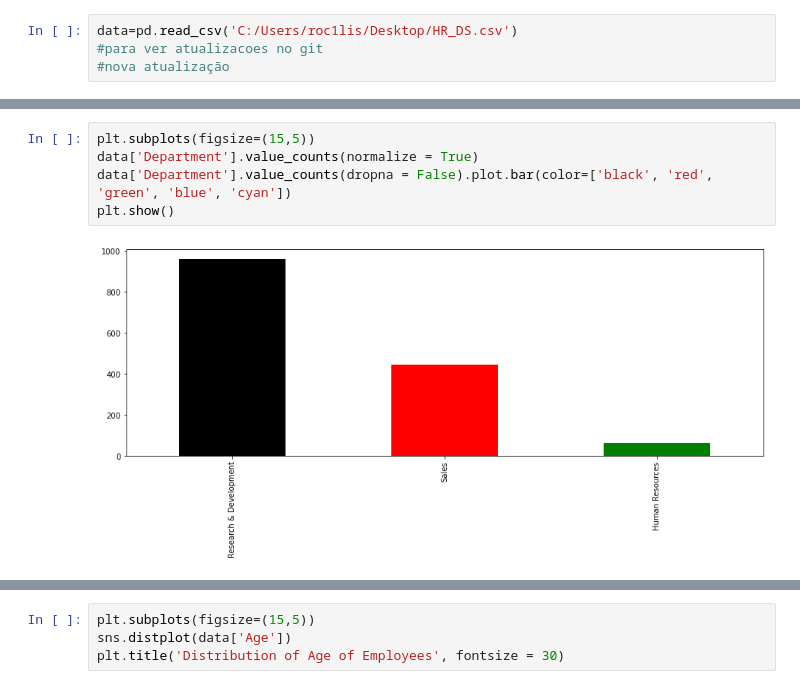
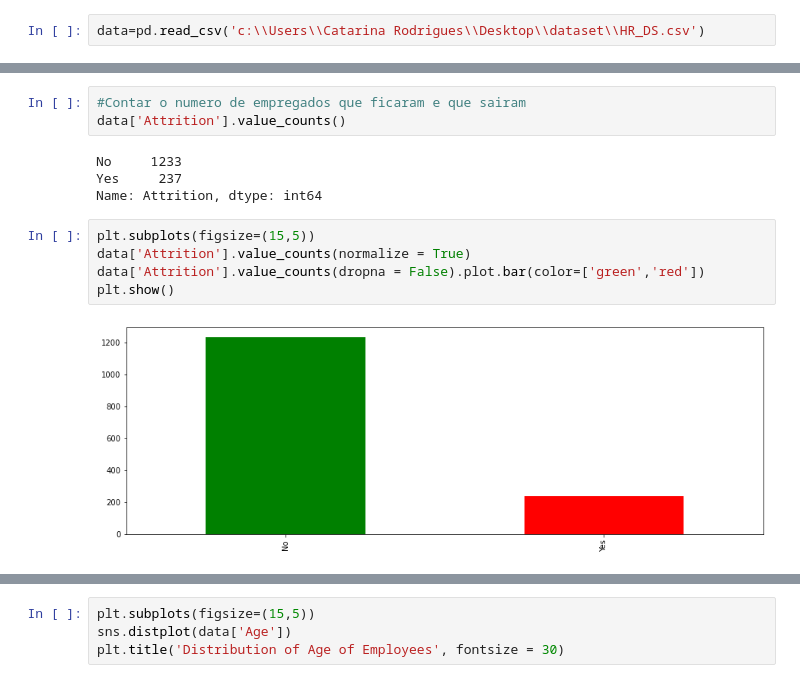
Before and after one commit to catarinatomasr/EDSBootcamp, a Jupyter notebook: Analise_Catarina.ipynb, the cells around one changed output, grey strips where cells are left out. Cells and saved outputs as stored; diff of their text form.

```diff
--- a/Analise_Catarina.ipynb
+++ b/Analise_Catarina.ipynb
@@ -6,4 +16,2 @@ import seaborn as sns
 # %%
-data=pd.read_csv('C:/Users/roc1lis/Desktop/HR_DS.csv')
-#para ver atualizacoes no git
-#nova atualização
+data=pd.read_csv('c:\\Users\\Catarina Rodrigues\\Desktop\\dataset\\HR_DS.csv')
@@ -42,7 +52,14 @@ dtype: int64
+# %%
+#Contar o numero de empregados que ficaram e que sairam
+data['Attrition'].value_counts()
+# %% [output]
+No     1233
+Yes     237
+Name: Attrition, dtype: int64
 # %%
 plt.subplots(figsize=(15,5))
-data['Department'].value_counts(normalize = True)
-data['Department'].value_counts(dropna = False).plot.bar(color=['black', 'red', 'green', 'blue', 'cyan'])
+data['Attrition'].value_counts(normalize = True)
+data['Attrition'].value_counts(dropna = False).plot.bar(color=['green','red'])
 plt.show()
 # %% [output]
-[figure, old version]
+[figure, new version]
```
Also changed, not shown: parts of 24 cells of this notebook, 1 other file.
